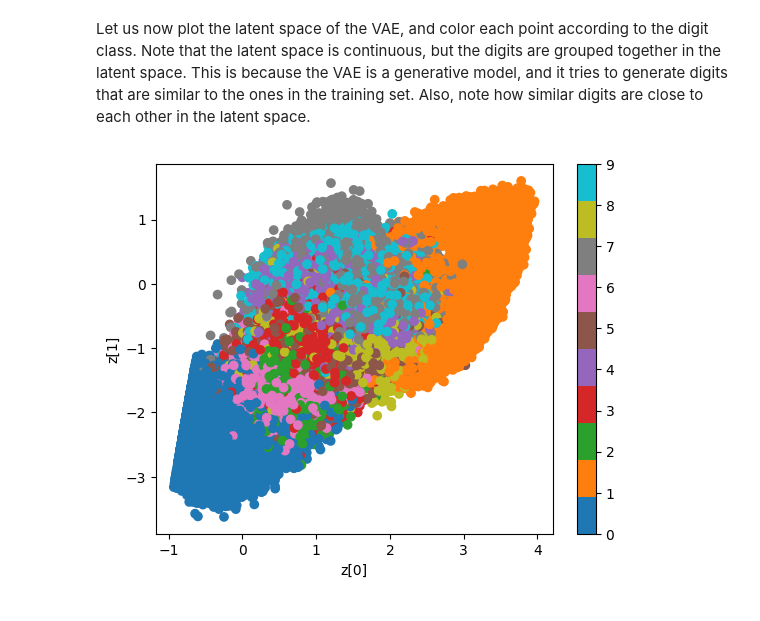
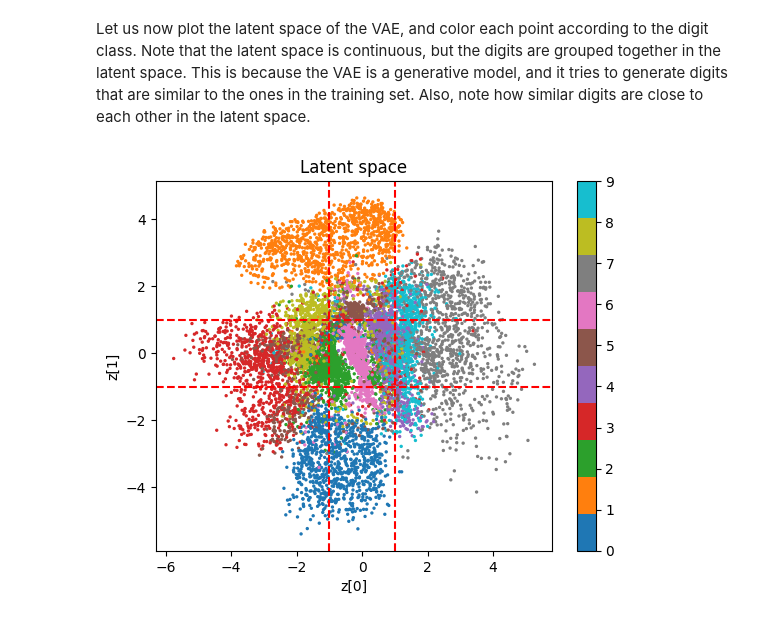
Before and after one commit to jparras/dgm_classes, a Jupyter notebook: dgm/vae_mnist.ipynb, the cells around one changed output. Cells and saved outputs as stored; diff of their text form; code cells hidden in the pictures.

```diff
--- a/dgm/vae_mnist.ipynb
+++ b/dgm/vae_mnist.ipynb
@@ -120,14 +124,18 @@ Now, we are going to load the MNIST dataset. We will use the `datasets` module f
 # Load MNIST data
 mnist_tr_set = datasets.MNIST(root='./D_set', train=True, download=True, transform=None)  # Training set
 mnist_ts_set = datasets.MNIST(root='./D_set', train=False, download=True, transform=None)  # Test set
-train_data = mnist_tr_set.data.float() / 255  # Convert images to be in [0, 1] range
-test_data = mnist_ts_set.data.float() / 255  # Convert images to be in [0, 1] range
+train_data = torch.reshape(mnist_tr_set.data, (mnist_tr_set.data.shape[0], 784)).float() / 255  # Convert images to vectors and make them be in [0, 1] range
+test_data = torch.reshape(mnist_ts_set.data, (mnist_ts_set.data.shape[0], 784)).float() / 255  # Convert images to vectors and make them be in [0, 1] range
+# %%
+# train with 10000 samples
+train_data = train_data[:10000]
 # %% [markdown]
 We are ready to train the VAE. We will use 100 dimensions for the latent representation, and we will train the VAE for 50 epochs. We will use a batch size of 2048. Beware of using the GPU: otherwise, the code may take too long to run (on a Tesla T4, it runs in less than 1 minute).
 # %%
 dimension = 2  # Latent dimension to be used
+epochs = 150
 print('Training VAE...')
 model = VAE(latent_dim=dimension)
-train_loss, val_loss = model.fit(train_data, test_data, epochs=50, batch_size=2048)
+train_loss, val_loss = model.fit(train_data, test_data, epochs=epochs, batch_size=2048)
 # %% [output]
 Training VAE...
@@ -181,13 +217,30 @@ plt.show()
 # %% [markdown]
 Let us now plot the latent space of the VAE, and color each point according to the digit class. Note that the latent space is continuous, but the digits are grouped together in the latent space. This is because the VAE is a generative model, and it tries to generate digits that are similar to the ones in the training set. Also, note how similar digits are close to each other in the latent space.
 # %%
-# display a 2D plot of the digit classes in the latent space
-labels = mnist_tr_set.targets.numpy()
-z_mean, _ = model.encode(train_data.to(model.device))
-plt.scatter(z_mean[:, 0].detach().cpu().numpy(), z_mean[:, 1].detach().cpu().numpy(), c=labels, cmap='tab10')
-plt.colorbar()
-plt.xlabel("z[0]")
-plt.ylabel("z[1]")
-plt.show()
+def plot_latent(z0,z1):
+    # display a 2D plot of the digit classes in the latent space
+    labels = mnist_tr_set.targets.numpy()[:len(train_data)]
+    z_mean, _ = model.encode(train_data.to(model.device))
+    if dimension>1:
+        plt.scatter(z_mean[:, 0].detach().cpu().numpy(), z_mean[:, 1].detach().cpu().numpy(), c=labels, cmap='tab10', s=2)
+        plt.colorbar()
+        plt.xlabel("z[0]")
+        plt.axvline(x=z0[0], color='r', linestyle='--')
+        plt.axvline(x=z0[1], color='r', linestyle='--')
+
+        plt.ylabel("z[1]")
+        plt.axhline(y=z1[0], color='r', linestyle='--')
+        plt.axhline(y=z1[1], color='r', linestyle='--')
+    else:
+        plt.scatter(z_mean.detach().cpu().numpy(), np.zeros_like(z_mean.detach().cpu().numpy()), c=labels, cmap='tab10', s=2)
+        plt.colorbar()
+        plt.xlabel("z[0]")
+        plt.axvline(x=z0[0], color='r', linestyle='--')
+        plt.axvline(x=z0[1], color='r', linestyle='--')
+
+
+    plt.title('Latent space')
+    plt.show()
+plot_latent(z0,z1)
 # %% [output]
-[figure, old version]
+[figure, new version]
```
Also changed, not shown: parts of 5 cells of this notebook, 3 other files.
